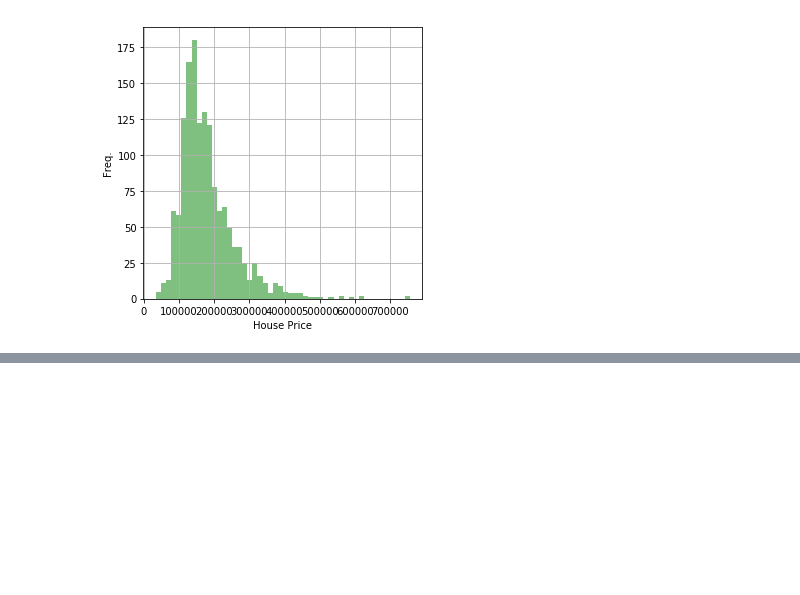
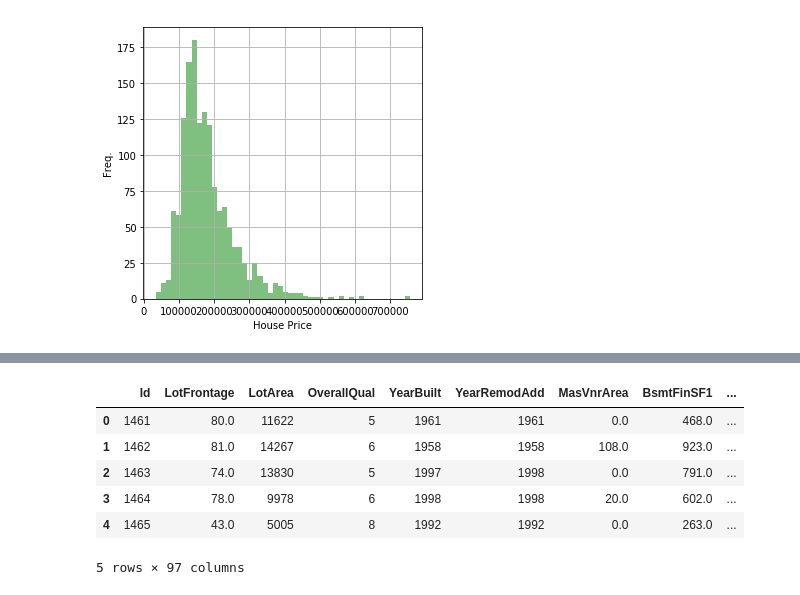
Before and after one commit to michaelmunje/Kaggle-House-Prices, a Jupyter notebook: Modeling.ipynb, the cells around one changed output, grey strips where cells are left out. Cells and saved outputs as stored; diff of their text form; code cells hidden in the pictures; blank space fills up the shorter version.

```diff
--- a/Modeling.ipynb
+++ b/Modeling.ipynb
@@ -149,0 +163,12 @@ Best rmse:  54701.27629197447
+# %%
+df_test = pd.read_csv('clean_test.csv')
+# %%
+df_test.head()
+# %% [output]
+|  | Id | LotFrontage | LotArea | OverallQual | YearBuilt | YearRemodAdd | MasVnrArea | BsmtFinSF1 | ... |
+| 0 | 1461 | 80.0 | 11622 | 5 | 1961 | 1961 | 0.0 | 468.0 | ... |
+| 1 | 1462 | 81.0 | 14267 | 6 | 1958 | 1958 | 108.0 | 923.0 | ... |
+| 2 | 1463 | 74.0 | 13830 | 5 | 1997 | 1998 | 0.0 | 791.0 | ... |
+| 3 | 1464 | 78.0 | 9978 | 6 | 1998 | 1998 | 20.0 | 602.0 | ... |
+| 4 | 1465 | 43.0 | 5005 | 8 | 1992 | 1992 | 0.0 | 263.0 | ... |
+5 rows × 97 columns
```
Also changed, not shown: parts of 12 cells of this notebook, 1 other file.
